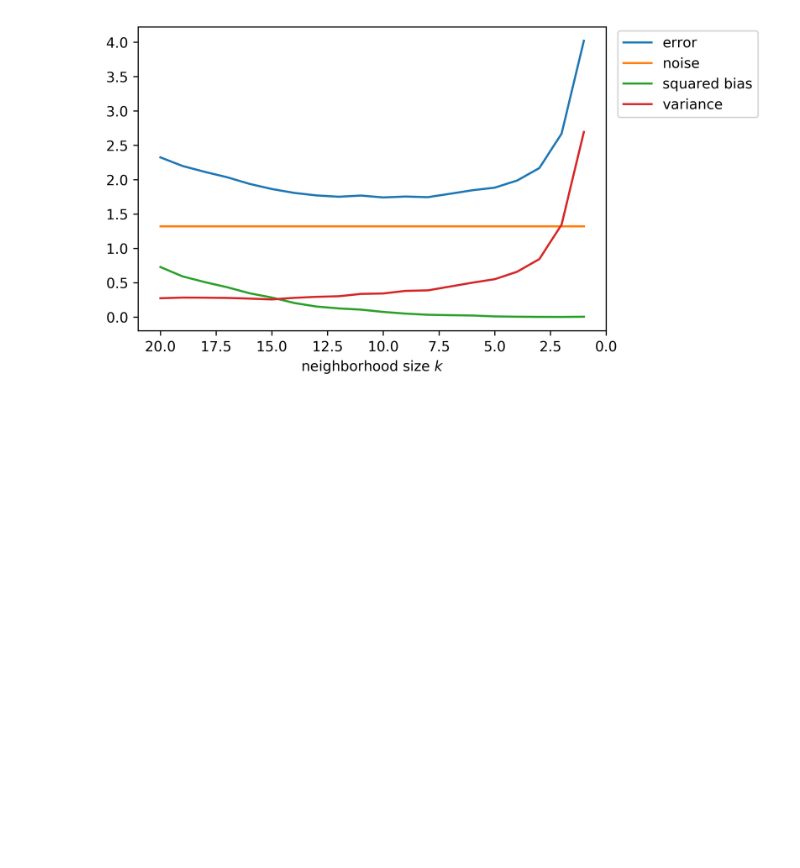
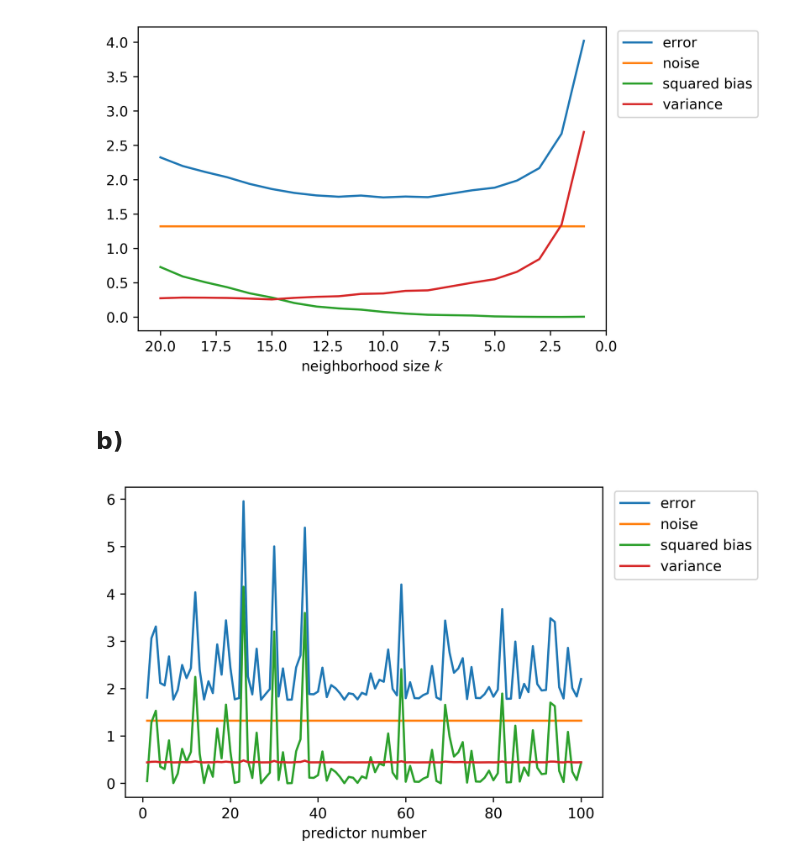
Before and after one commit to nayan-pradhan/MachineLearning_JacobsUniversity, a Jupyter notebook: Assignment8/ProgrammingAssignmentSolution_Sheet8_NayanManSinghPradhan.ipynb, the cells around one changed output. Cells and saved outputs as stored; diff of their text form; code cells hidden in the pictures; blank space fills up the shorter version.

Commit message:
Plotting required graphs

```diff
--- a/Assignment8/ProgrammingAssignmentSolution_Sheet8_NayanManSinghPradhan.ipynb
+++ b/Assignment8/ProgrammingAssignmentSolution_Sheet8_NayanManSinghPradhan.ipynb
@@ -107,3 +78,5 @@ plt.xlabel("neighborhood size $k$")
 plt.show()
 # %% [output]
 [figure]
+# %% [markdown]
+## b)
@@ -109,0 +103,43 @@ plt.show()
+# %%
+neigh = dict()
+
+k = 3
+
+exact_predictions = np.zeros(N_T)
+
+for t in range(N_T):
+    neigh[t] = KNeighborsRegressor(n_neighbors=k)
+#         neigh[t].fit(X_train[t], f_exact_train[t])
+    neigh[t].fit(X_train[t], y_train[t])
+    exact_predictions[t] = neigh[t].predict([[x_0]])
+
+E_T_exact_prediction = np.sum(exact_predictions) / N_T
+bias = E_T_exact_prediction - f_exact(x_0)
+
+noise_variance = sigma*sigma/k
+Var_T_exact_prediction = ((exact_predictions[t] - E_T_exact_prediction)**2) / (N_T-1)
+variance = Var_T_exact_prediction + noise_variance
+
+for t in range(N_T):
+    t_bias = exact_predictions[t] - f_exact(x_0)
+    noise_variance = sigma*sigma/k
+    t_Var_T_exact_prediction = np.sum((exact_predictions[t] - E_T_exact_prediction)**2) / (N_T-1)
+    t_variance = t_Var_T_exact_prediction + noise_variance
+
+    error = sigma*sigma + t_bias*t_bias + t_variance
+    errors[t]=error
+    biasSqs[t]=t_bias*t_bias
+    variances[t]=t_variance
+    noises[t]=sigma*sigma
+# %%
+plt.figure(dpi=600)
+plt.plot(np.linspace(1,100, 100),errors, label="error")
+plt.plot(np.linspace(1,100, 100),noises, label="noise")
+plt.plot(np.linspace(1,100, 100),biasSqs, label="squared bias")
+plt.plot(np.linspace(1,100, 100),variances, label="variance")
+# plt.plot(np.linspace(1,kMax,kMax),noise_variances, label="noise variance")
+plt.legend(bbox_to_anchor=(1.01, 1.01), loc='upper left')
+plt.xlabel("predictor number")
+plt.show()
+# %% [output]
+[figure, added]
```
Also changed, not shown: parts of 7 cells of this notebook.
